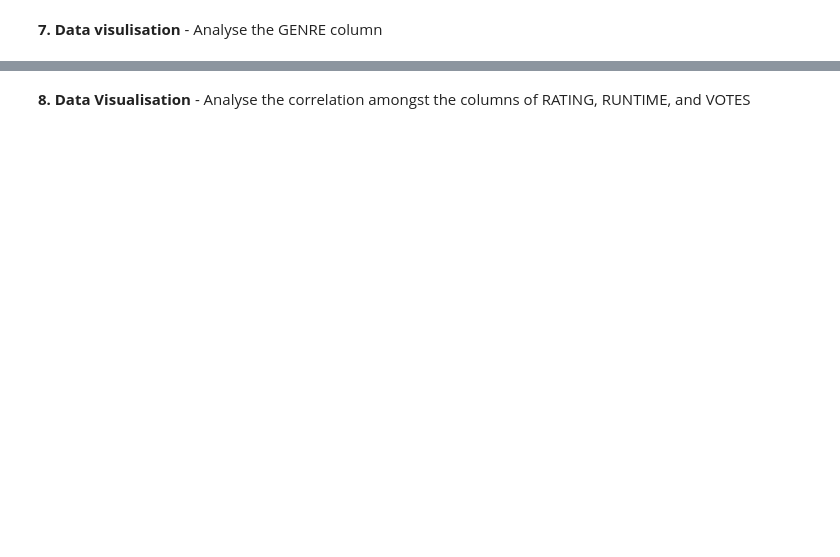
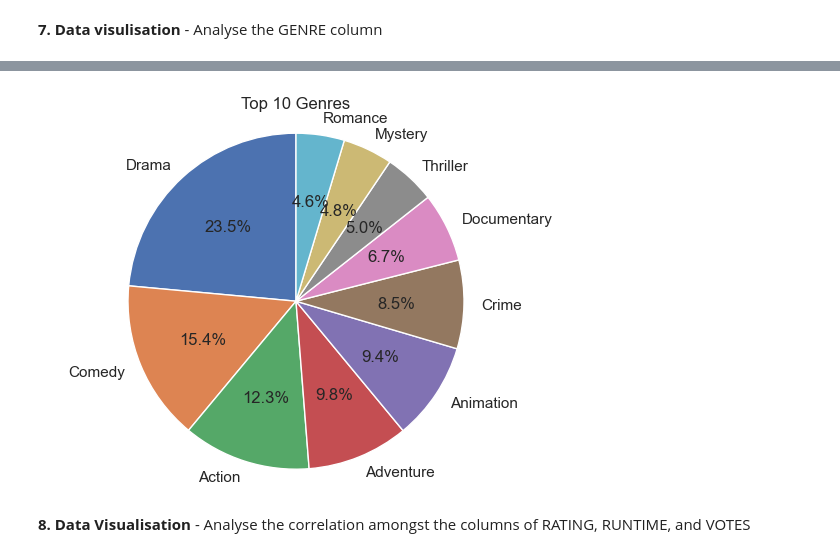
Before and after one commit to ol287/Learning-from-data, a Jupyter notebook: Workshop2.ipynb, the cells around one changed output, grey strips where cells are left out. Saved outputs shown, nothing was run; the diff lists cells and outputs as text; code cells hidden in the pictures; blank space fills up the shorter version.

```diff
--- a/Workshop2.ipynb
+++ b/Workshop2.ipynb
@@ -64,5 +225,13 @@ Upon completion of this workshop session, you will be able to:
 # %%
 # create a pie chart for top-10 genres
+fig, ax = plt.subplots()
+ax.pie(genre_counts[:10], labels=genre_counts[:10].index, autopct='%1.1f%%', startangle=90)
+ax.axis('equal')
+
+ax.set_title('Top 10 Genres')
+plt.show()
+# %% [output]
+[figure, added]
 # %% [markdown]
 **8. Data Visualisation** - Analyse the correlation amongst the columns of RATING, RUNTIME, and VOTES
 # %%
```
Also changed, not shown: parts of 49 cells of this notebook.
